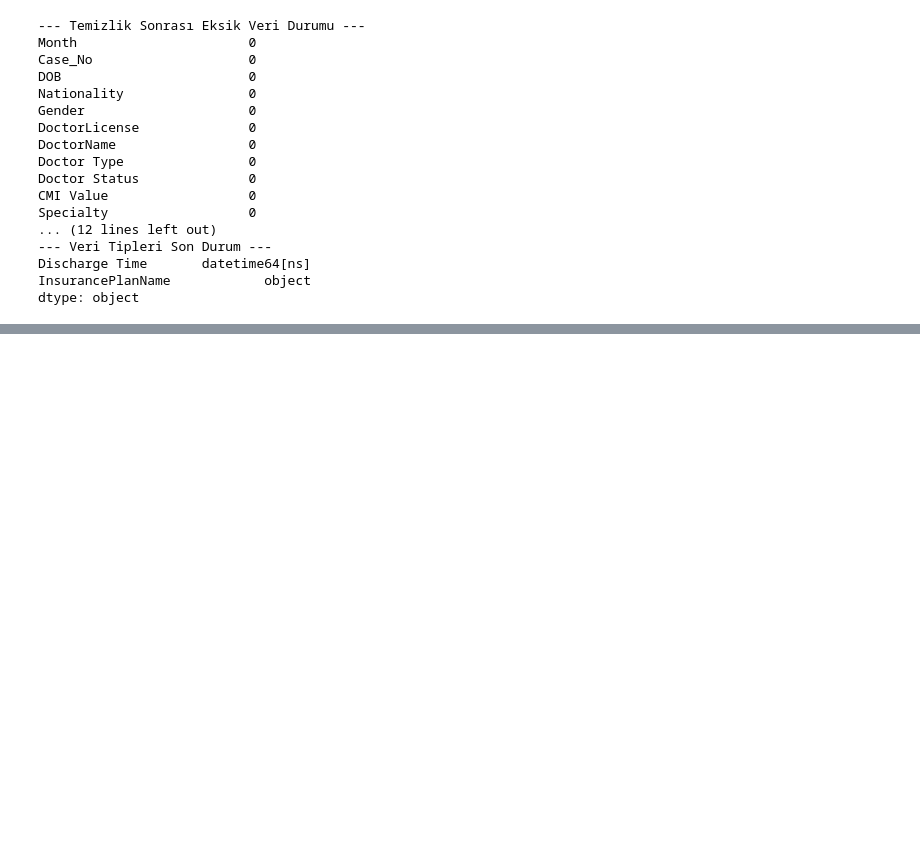
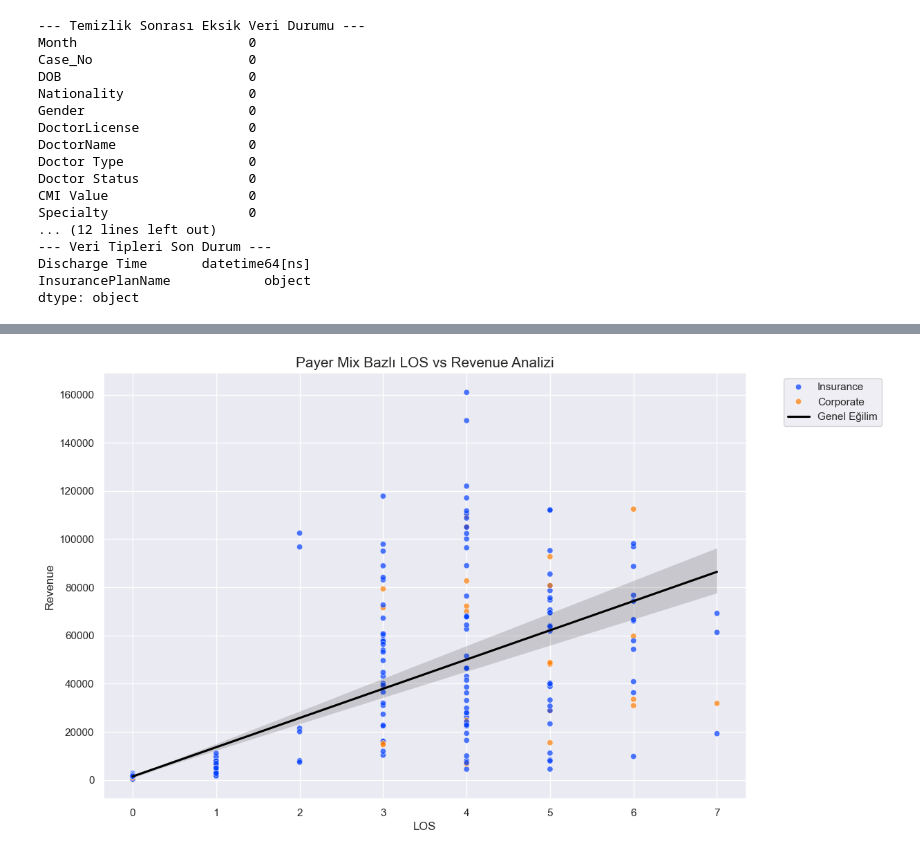
Before and after one commit to beratmertkayacan/HealthOps-Analysis, a Jupyter notebook: analysis.ipynb, the cells around one changed output, grey strips where cells are left out. Cells and saved outputs as stored; diff of their text form; code cells hidden in the pictures; blank space fills up the shorter version.

```diff
--- a/analysis.ipynb
+++ b/analysis.ipynb
@@ -108,0 +143,10 @@ dtype: object
+# %%
+#Payer Mix Bazlı LOS vs Revenue Analizi(hangi sigorta türünde daha fazla gelir elde ediliyor)
+plt.figure(figsize=(12, 8))
+sns.scatterplot(data=df, x='LOS', y='Revenue', hue='Payer Mix', alpha=0.7, palette='bright') #hue='Payer Mix' noktaları sigorta türüne göre renklendir
+sns.regplot(data=df, x='LOS', y='Revenue', scatter=False, color='black', label='Genel Eğilim')
+plt.title('Payer Mix Bazlı LOS vs Revenue Analizi', fontsize=15)
+plt.legend(bbox_to_anchor=(1.05, 1), loc='upper left') # Efsaneyi (legend) dışarı alalım
+plt.show()
+# %% [output]
+[figure, added]
```
Also changed, not shown: parts of 10 cells of this notebook.
